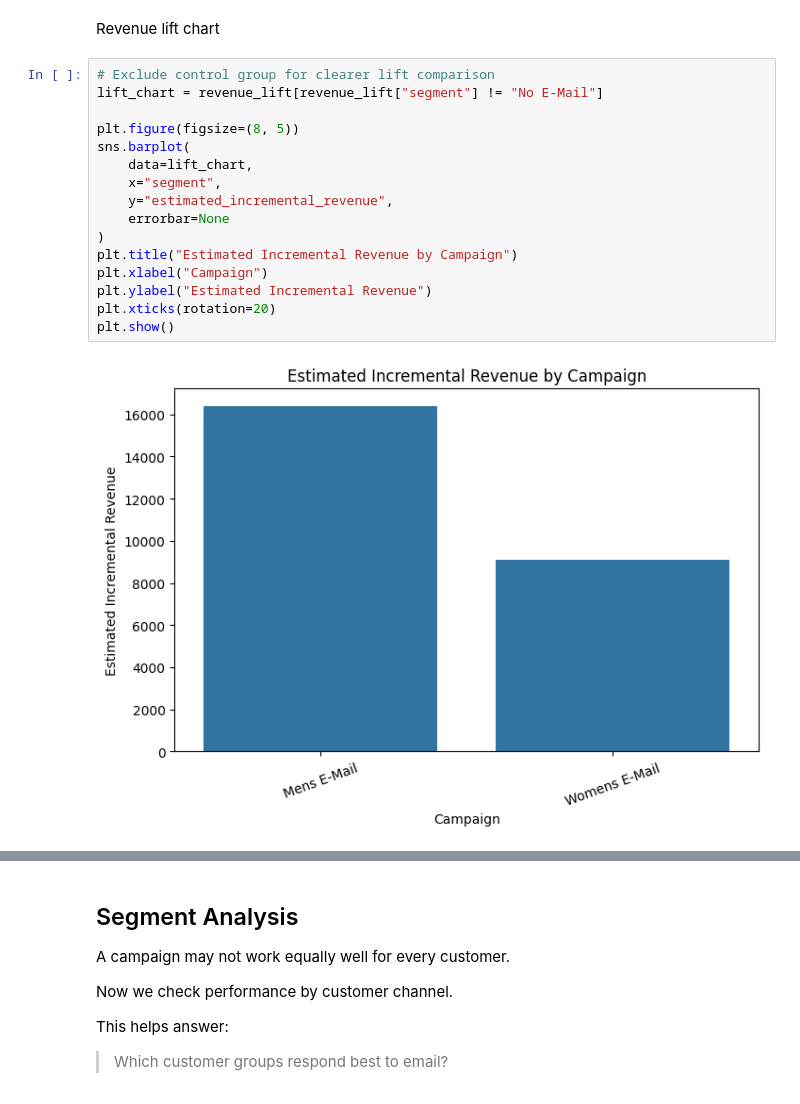
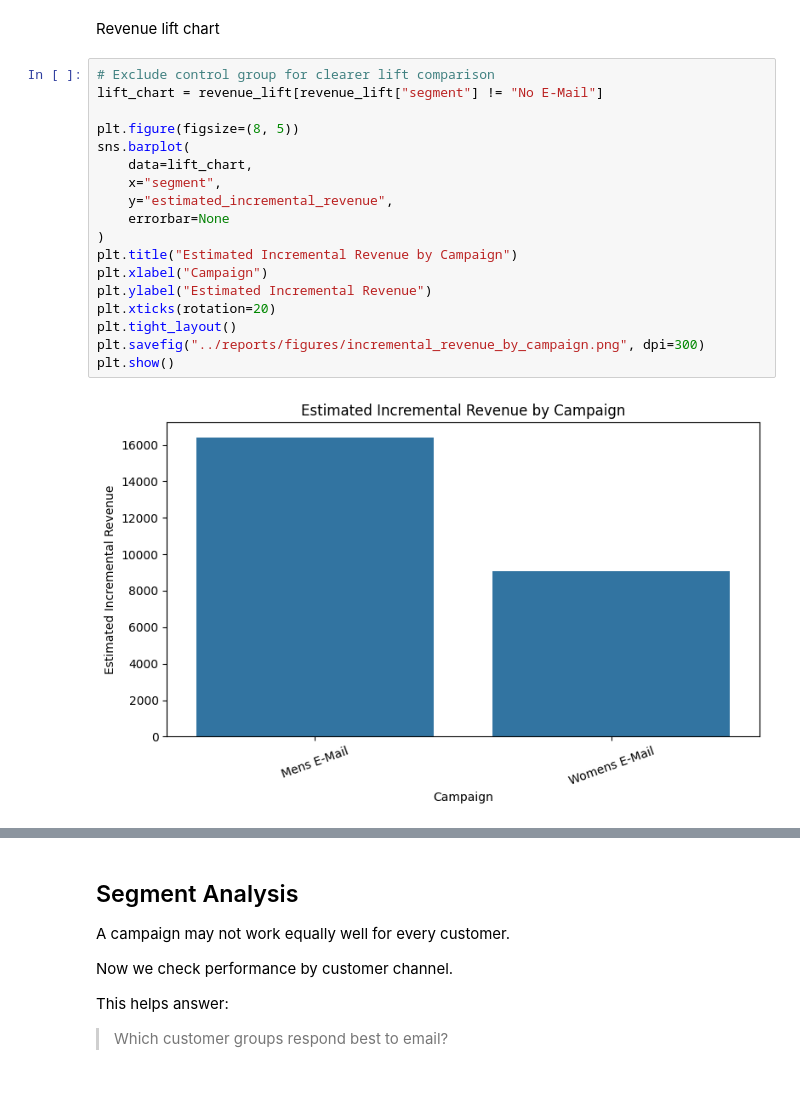
Before and after one commit to Phiziics/Product_ml, a Jupyter notebook: ab_testing/hillstrom-ab-testing/notebooks/01_data_understanding.ipynb, the cells around one changed output, grey strips where cells are left out. Saved outputs shown, nothing was run; the diff lists cells and outputs as text.

```diff
--- a/ab_testing/hillstrom-ab-testing/notebooks/01_data_understanding.ipynb
+++ b/ab_testing/hillstrom-ab-testing/notebooks/01_data_understanding.ipynb
@@ -503,21 +503,23 @@ Revenue lift chart
 # %%
 # Exclude control group for clearer lift comparison
 lift_chart = revenue_lift[revenue_lift["segment"] != "No E-Mail"]
 
 plt.figure(figsize=(8, 5))
 sns.barplot(
     data=lift_chart,
     x="segment",
     y="estimated_incremental_revenue",
     errorbar=None
 )
 plt.title("Estimated Incremental Revenue by Campaign")
 plt.xlabel("Campaign")
 plt.ylabel("Estimated Incremental Revenue")
 plt.xticks(rotation=20)
+plt.tight_layout()
+plt.savefig("../reports/figures/incremental_revenue_by_campaign.png", dpi=300)
 plt.show()
 # %% [output]
-[figure, old version]
+[figure, new version]
 # %% [markdown]
 #### Chart Summary: Estimated Incremental Revenue by Campaign
 
```
Also changed, not shown: parts of 10 cells of this notebook, 5 other files.
